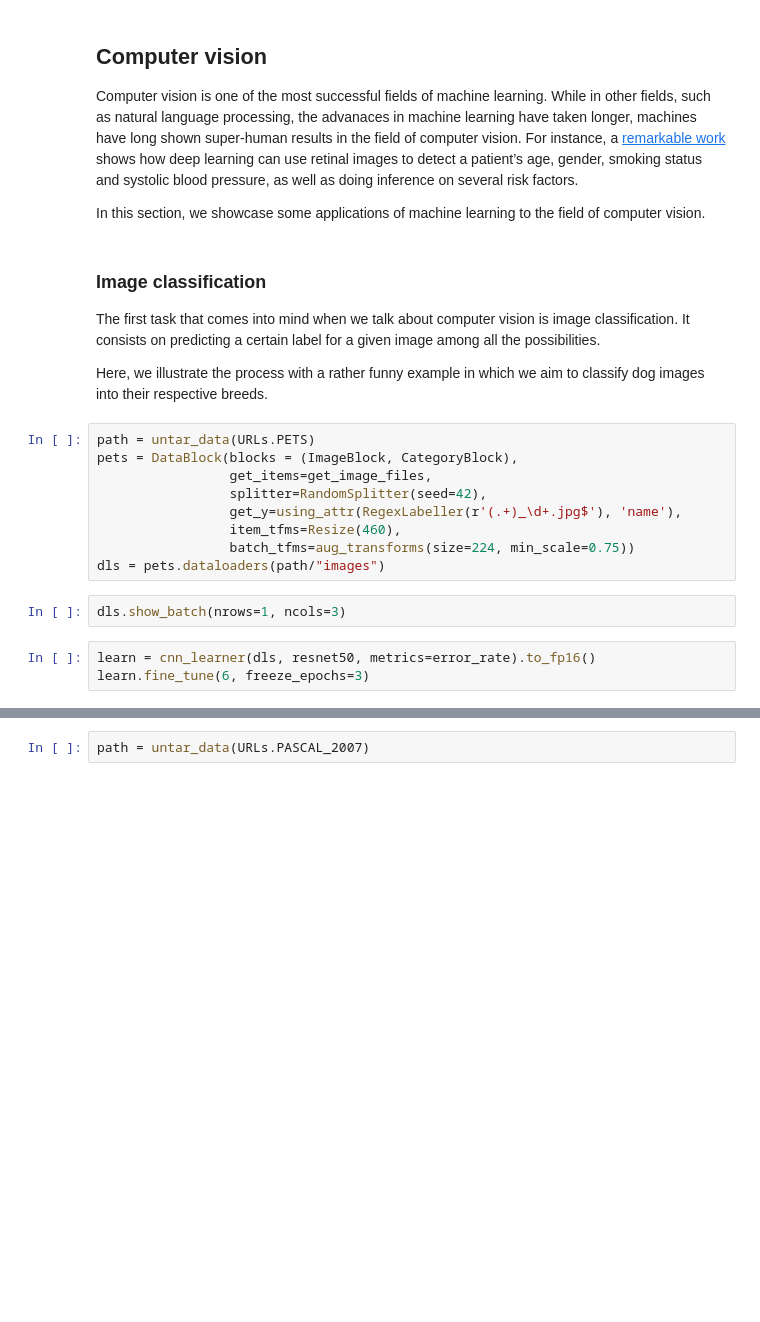
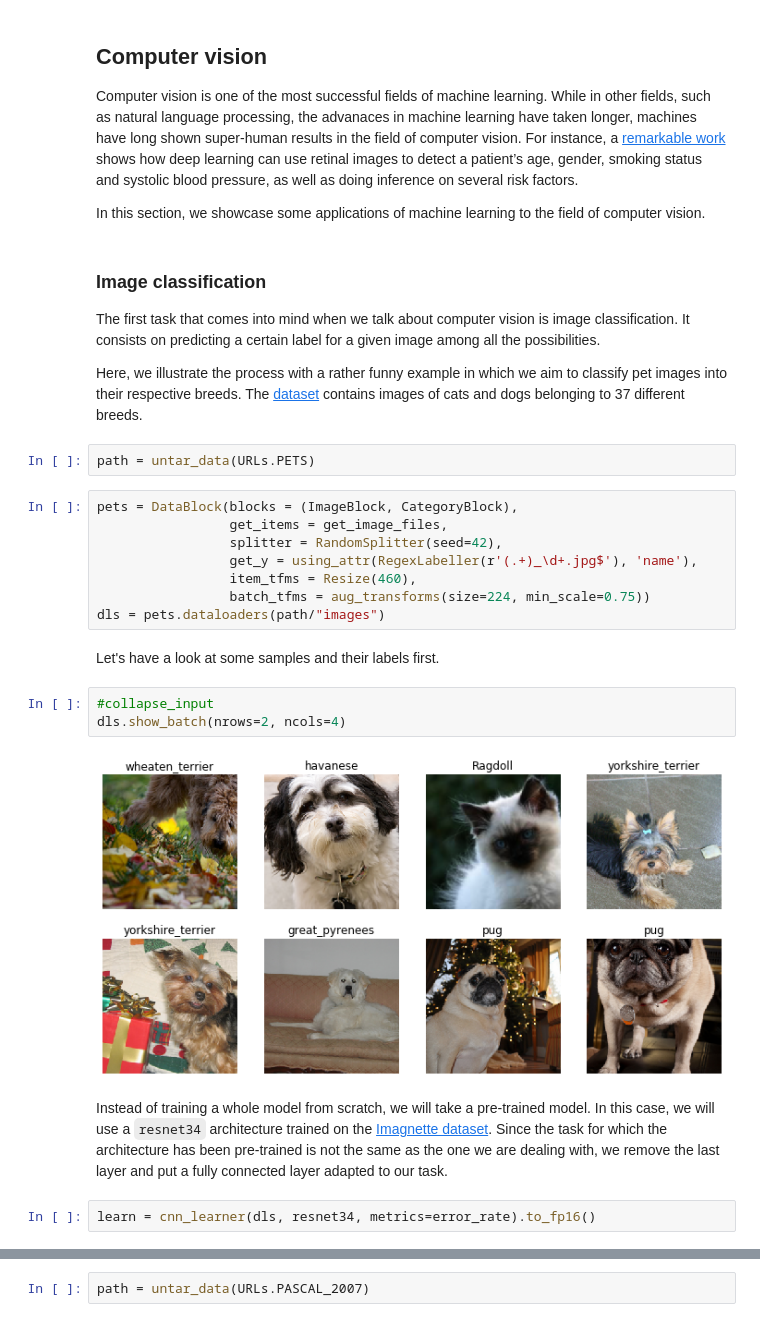
Before and after one commit to BorjaRequena/ML_applications, a Jupyter notebook: 00_core.ipynb, the cells around one changed output, grey strips where cells are left out. Saved outputs shown, nothing was run; the diff lists cells and outputs as text; blank space fills up the shorter version.

```diff
--- a/00_core.ipynb
+++ b/00_core.ipynb
@@ -20,18 +20,25 @@ In this section, we showcase some applications of machine learning to the field
 
 The first task that comes into mind when we talk about computer vision is image classification. It consists on predicting a certain label for a given image among all the possibilities.
 
-Here, we illustrate the process with a rather funny example in which we aim to classify dog images into their respective breeds.
+Here, we illustrate the process with a rather funny example in which we aim to classify pet images into their respective breeds. The [dataset](https://www.robots.ox.ac.uk/~vgg/data/pets/) contains images of cats and dogs belonging to 37 different breeds.
+# %%
+path = untar_data(URLs.PETS)
 # %%
-path = untar_data(URLs.PETS)
 pets = DataBlock(blocks = (ImageBlock, CategoryBlock),
-                 get_items=get_image_files,
-                 splitter=RandomSplitter(seed=42),
-                 get_y=using_attr(RegexLabeller(r'(.+)_\d+.jpg$'), 'name'),
-                 item_tfms=Resize(460),
-                 batch_tfms=aug_transforms(size=224, min_scale=0.75))
+                 get_items = get_image_files,
+                 splitter = RandomSplitter(seed=42),
+                 get_y = using_attr(RegexLabeller(r'(.+)_\d+.jpg$'), 'name'),
+                 item_tfms = Resize(460),
+                 batch_tfms = aug_transforms(size=224, min_scale=0.75))
 dls = pets.dataloaders(path/"images")
-# %%
-dls.show_batch(nrows=1, ncols=3)
+# %% [markdown]
+Let's have a look at some samples and their labels first.
+# %%
+#collapse_input
+dls.show_batch(nrows=2, ncols=4)
+# %% [output]
+[figure, added]
+# %% [markdown]
+Instead of training a whole model from scratch, we will take a pre-trained model. In this case, we will use a `resnet34` architecture trained on the [Imagnette dataset](http://www.image-net.org/). Since the task for which the architecture has been pre-trained is not the same as the one we are dealing with, we remove the last layer and put a fully connected layer adapted to our task.
 # %%
-learn = cnn_learner(dls, resnet50, metrics=error_rate).to_fp16()
-learn.fine_tune(6, freeze_epochs=3)
+learn = cnn_learner(dls, resnet34, metrics=error_rate).to_fp16()
```
Also changed, not shown: parts of 47 cells of this notebook, 11 other files.
